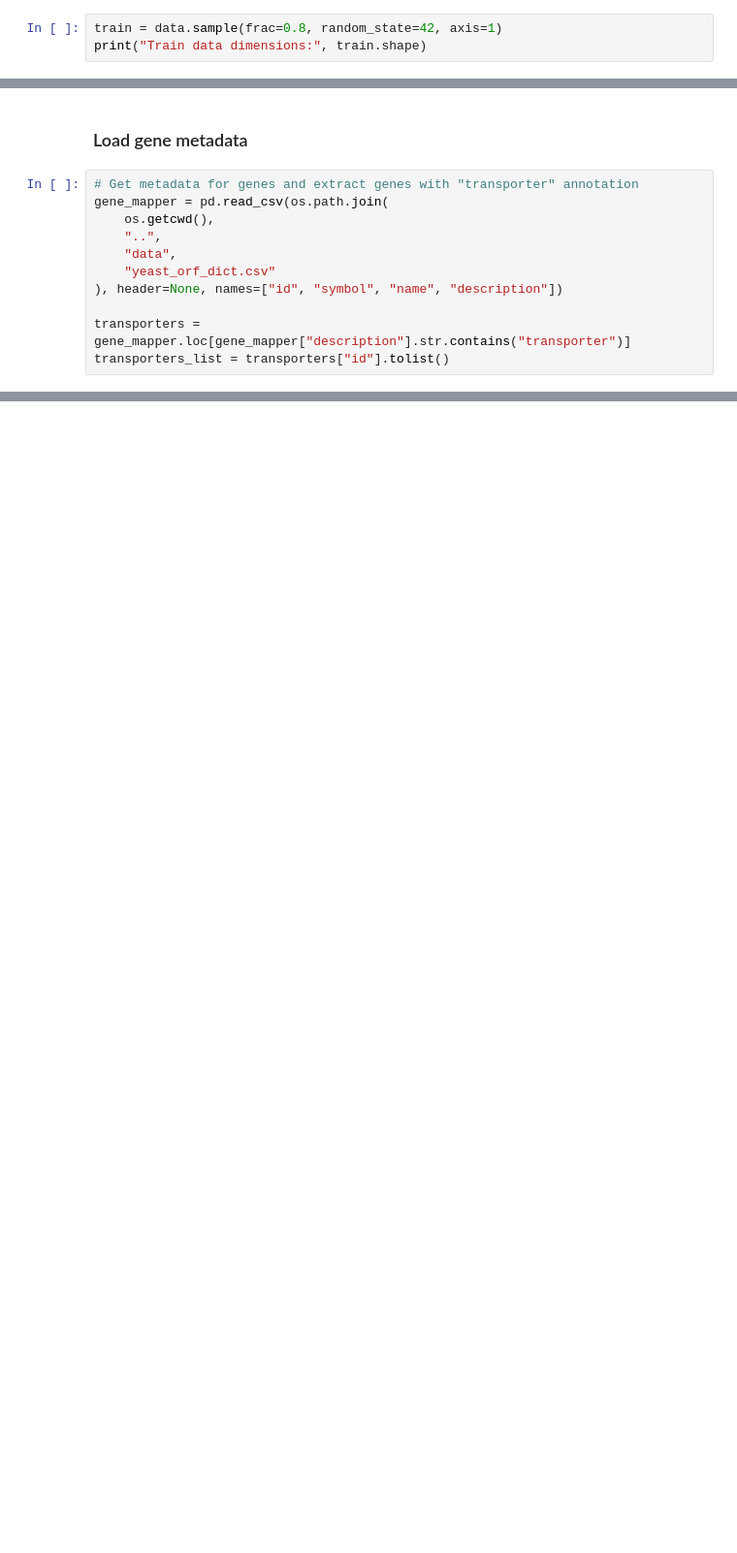
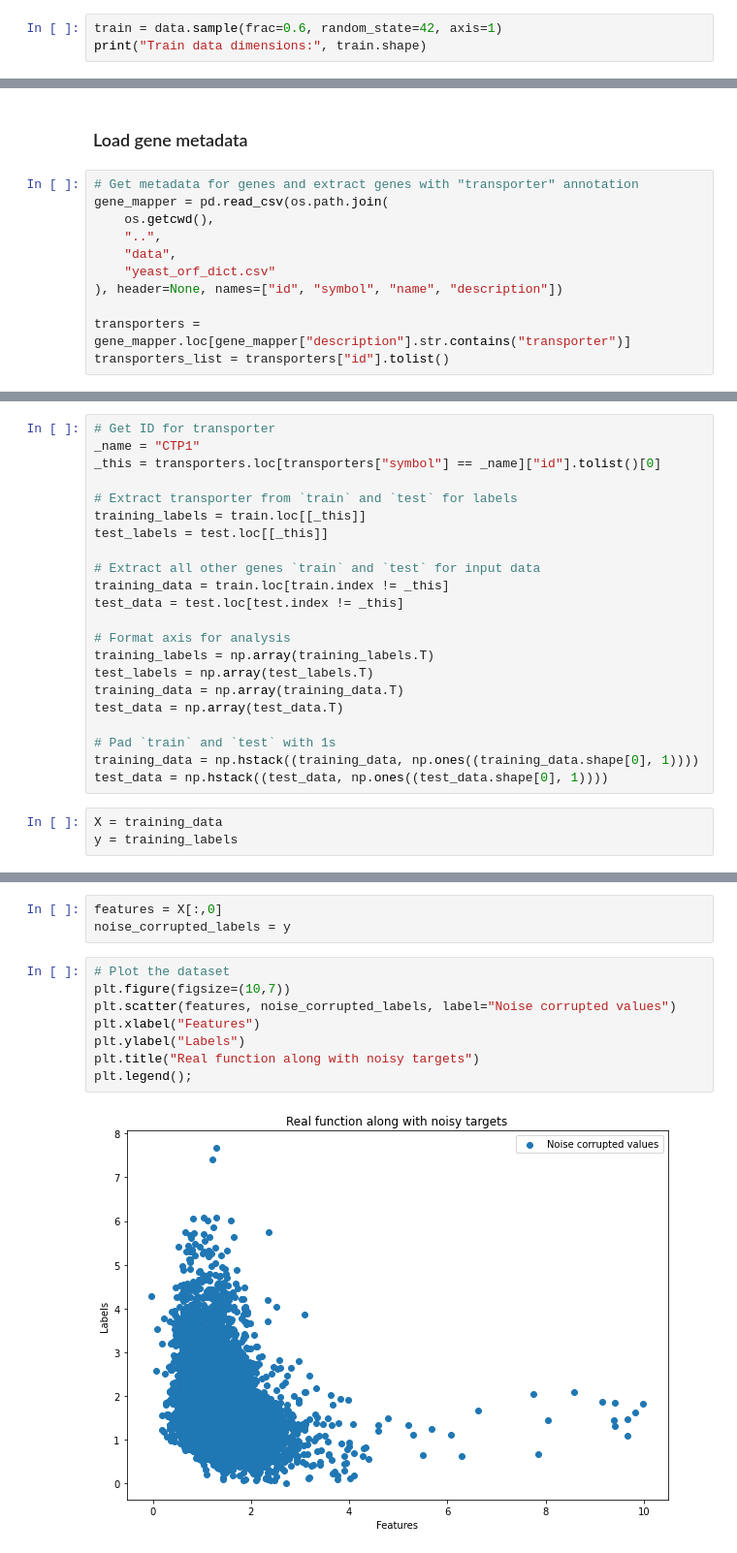
Before and after one commit to j-berg/CS6190, a Jupyter notebook: bin/test-environment-py.ipynb, the cells around one changed output, grey strips where cells are left out. Shown at 97% size. Cells and saved outputs as stored; diff of their text form; blank space fills up the shorter version.

```diff
--- a/bin/test-environment-py.ipynb
+++ b/bin/test-environment-py.ipynb
@@ -31,6 +33,6 @@ print("Loaded data with dimensions:", str(data.shape))
 # %% [output]
 Loaded data with dimensions: (5370, 12428)
 # %%
-train = data.sample(frac=0.8, random_state=42, axis=1)
+train = data.sample(frac=0.6, random_state=42, axis=1)
 print("Train data dimensions:", train.shape)
 # %% [output]
@@ -59 +61,26 @@ train_transporters = train.reindex(labels=transporters_list, axis=0)
 test_transporters = test.reindex(labels=transporters_list, axis=0)
+# %%
+# Get ID for transporter
+_name = "CTP1"
+_this = transporters.loc[transporters["symbol"] == _name]["id"].tolist()[0]
+
+# Extract transporter from `train` and `test` for labels
+training_labels = train.loc[[_this]]
+test_labels = test.loc[[_this]]
+
+# Extract all other genes `train` and `test` for input data
+training_data = train.loc[train.index != _this]
+test_data = test.loc[test.index != _this]
+
+# Format axis for analysis
+training_labels = np.array(training_labels.T)
+test_labels = np.array(test_labels.T)
+training_data = np.array(training_data.T)
+test_data = np.array(test_data.T)
+
+# Pad `train` and `test` with 1s
+training_data = np.hstack((training_data, np.ones((training_data.shape[0], 1))))
+test_data = np.hstack((test_data, np.ones((test_data.shape[0], 1))))
+# %%
+X = training_data
+y = training_labels
@@ -59,0 +167,13 @@ test_transporters = test.reindex(labels=transporters_list, axis=0)
+# %%
+features = X[:,0]
+noise_corrupted_labels = y
+# %%
+# Plot the dataset
+plt.figure(figsize=(10,7))
+plt.scatter(features, noise_corrupted_labels, label="Noise corrupted values")
+plt.xlabel("Features")
+plt.ylabel("Labels")
+plt.title("Real function along with noisy targets")
+plt.legend();
+# %% [output]
+[figure, added]
```
Also changed, not shown: parts of 16 cells of this notebook, 1 other file.
